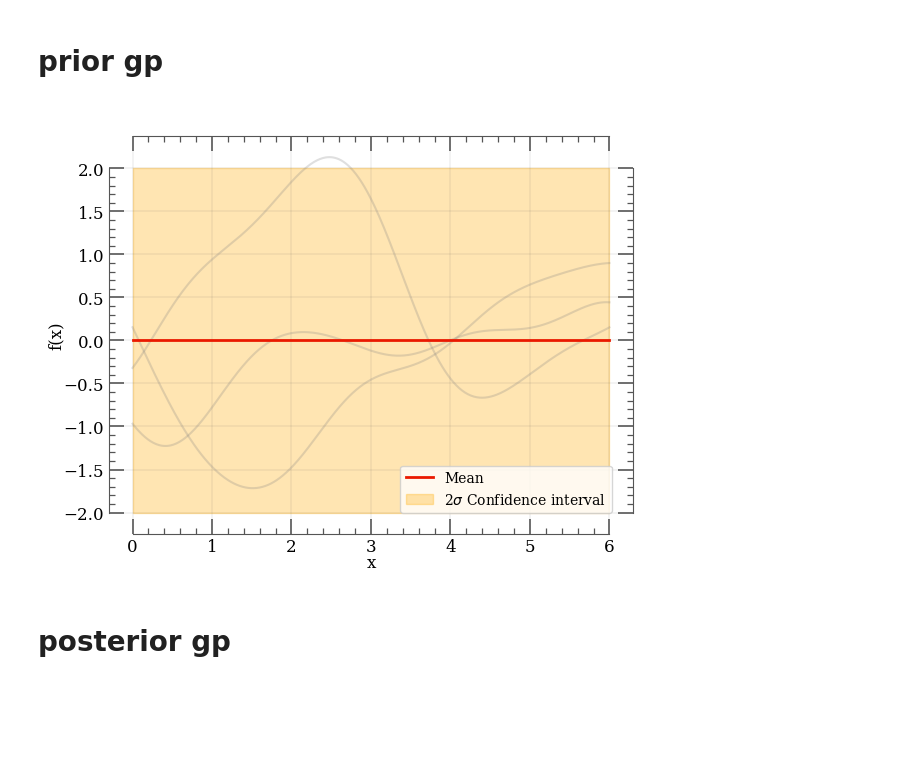
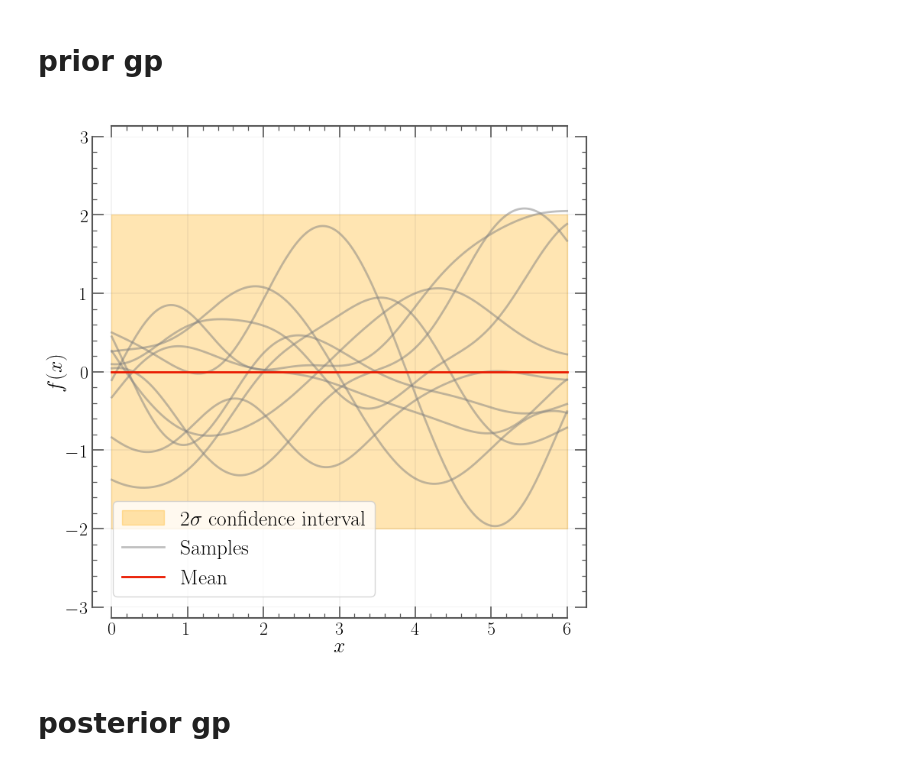
Before and after one commit to codinginrevolt/master_thesis, a Jupyter notebook: gpr/notebooks/plots/gp_eg.ipynb, the cells around one changed output. Cells and saved outputs as stored; diff of their text form; code cells hidden in the pictures; blank space fills up the shorter version.

```diff
--- a/gpr/notebooks/plots/gp_eg.ipynb
+++ b/gpr/notebooks/plots/gp_eg.ipynb
@@ -76,32 +84,39 @@ K = gp.kernel.compute(x, x)
 y_sams = gp.posterior(10, np.zeros_like(x), K, sampling = True)
 y , sig= gp.posterior(mu = np.zeros_like(x), cov= K)
 # %%
-fig, ax = plt.subplots()
+fig, ax = plt.subplots(figsize=(8,8))
 
-for i in range(3):
-    ax.plot(x, y_sams[i], color='gray', alpha=0.25, linewidth=1.5)
-ax.plot(x, y.flatten(), label='Mean', color='#ea1900')
 ax.fill_between(
         x,
         y.flatten() - 2 * sig,
         y.flatten() + 2 * sig,
         color='#ffac00',
         alpha=0.3,
-        label=r'2$\sigma$ Confidence interval',
+        label=r'2$\sigma$ confidence interval',
         )
-ax.set_xlabel('x')
-ax.set_ylabel('f(x)')
-ax.legend()
+for i in range(10):
+    if i == 0:
+        lab = 'Samples'
+    else:
+        lab = None
+    ax.plot(x, y_sams[i], color='gray', alpha=0.5, linewidth=2, label=lab)
+ax.plot(x, y.flatten(), label='Mean', color='#ea1900')
 
 
-theme_white.apply_transforms()
-#ax.set_title("Gaussian Process Regression Example", fontsize=16)
-ax.set_title(" ", fontsize=16)
 
-#plt.savefig(plot_dir + "gp_example.png", dpi=300)
+ax.set_xlabel('$x$', fontsize=big_fontsize)
+ax.set_ylabel(r'$f(x)$', fontsize=big_fontsize)
+ax.legend(loc='lower left', fontsize=big_fontsize)
+
+ax.set_ylim(-3,3)
+ax.set_title(" ")
+
+theme.apply_transforms()
+
+plt.savefig(plot_dir + "gp_example.png", dpi=300)
 plt.show()
 # %% [output]
-[figure, old version]
+[figure, new version]
 # %% [markdown]
 # posterior gp
 # %%
```
Also changed, not shown: parts of 26 cells of this notebook, 11 other files.
